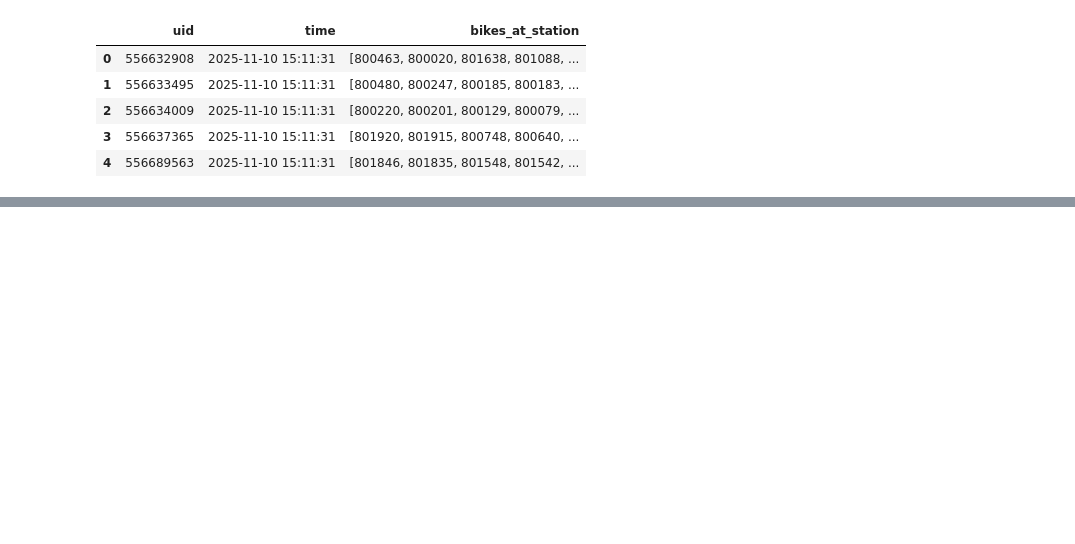
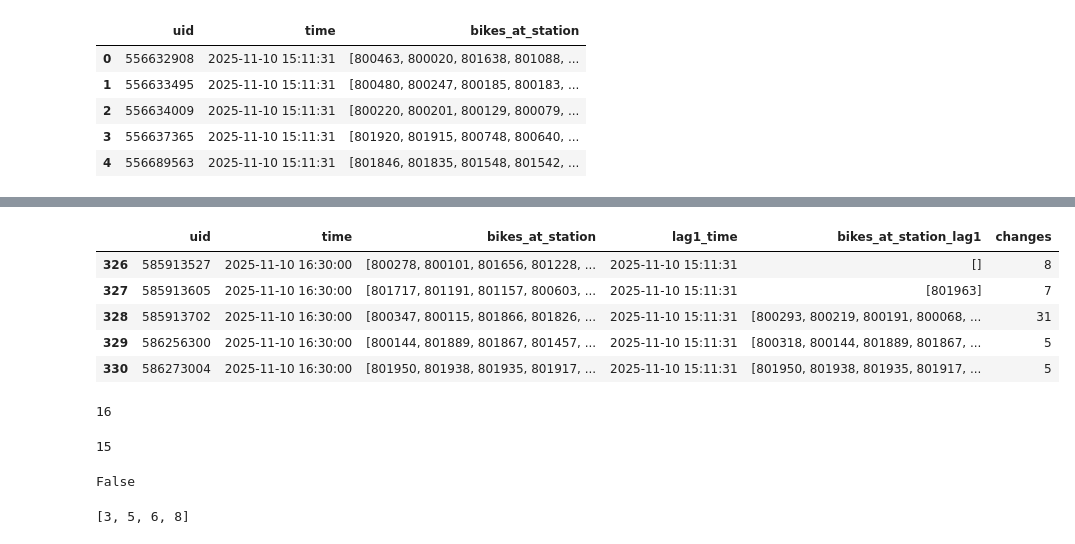
Before and after one commit to Mkranj/BajsBoard, a Jupyter notebook: notebooks/analyse_stations.ipynb, the cells around one changed output, grey strips where cells are left out. Saved outputs shown, nothing was run; the diff lists cells and outputs as text; code cells hidden in the pictures; blank space fills up the shorter version.

```diff
--- a/notebooks/analyse_stations.ipynb
+++ b/notebooks/analyse_stations.ipynb
@@ -126,0 +199,32 @@ time1.head()
+# %%
+previous_bikes["changes"] = changes
+
+previous_bikes.tail()
+# %% [output]
+|  | uid | time | bikes_at_station | lag1_time | bikes_at_station_lag1 | changes |
+| 326 | 585913527 | 2025-11-10 16:30:00 | [800278, 800101, 801656, 801228, ... | 2025-11-10 15:11:31 | [] | 8 |
+| 327 | 585913605 | 2025-11-10 16:30:00 | [801717, 801191, 801157, 800603, ... | 2025-11-10 15:11:31 | [801963] | 7 |
+| 328 | 585913702 | 2025-11-10 16:30:00 | [800347, 800115, 801866, 801826, ... | 2025-11-10 15:11:31 | [800293, 800219, 800191, 800068, ... | 31 |
+| 329 | 586256300 | 2025-11-10 16:30:00 | [800144, 801889, 801867, 801457, ... | 2025-11-10 15:11:31 | [800318, 800144, 801889, 801867, ... | 5 |
+| 330 | 586273004 | 2025-11-10 16:30:00 | [801950, 801938, 801935, 801917, ... | 2025-11-10 15:11:31 | [801950, 801938, 801935, 801917, ... | 5 |
+# %%
+len(previous_bikes.loc[328]["bikes_at_station"])
+# %% [output]
+16
+# %%
+
+len(previous_bikes.loc[328]["bikes_at_station_lag1"])
+# %% [output]
+15
+# %%
+[3, 4, 5, 6] is pd.NA
+# %% [output]
+False
+# %%
+a = [3, 4, 5, 6]
+b = [4, 8]
+
+# XOR operator, members not in either set
+list(set(a) ^ set(b))
+# %% [output]
+[3, 5, 6, 8]
```
Also changed, not shown: parts of 10 cells of this notebook.
